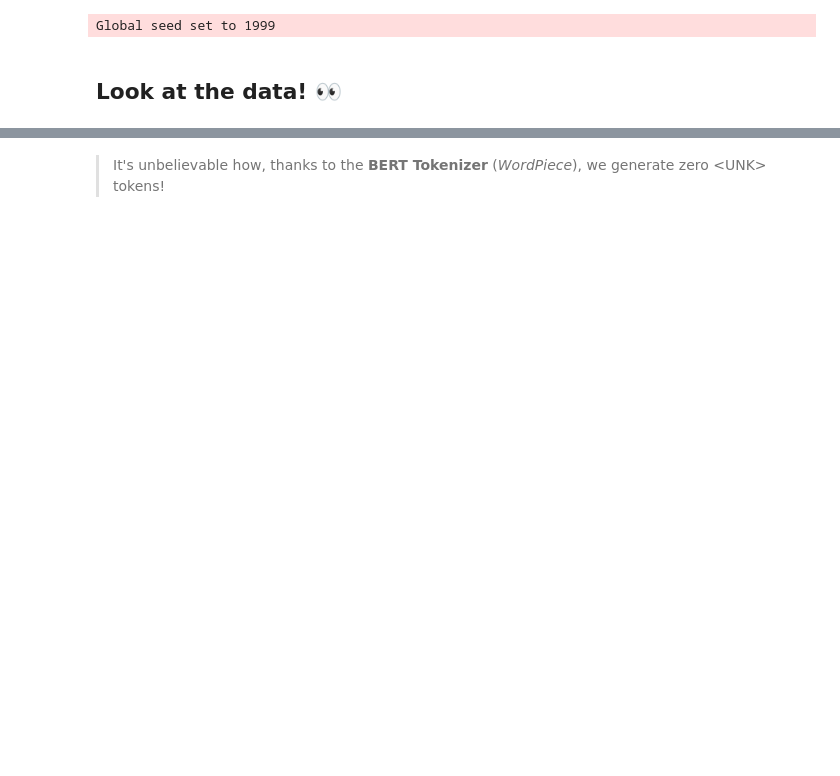
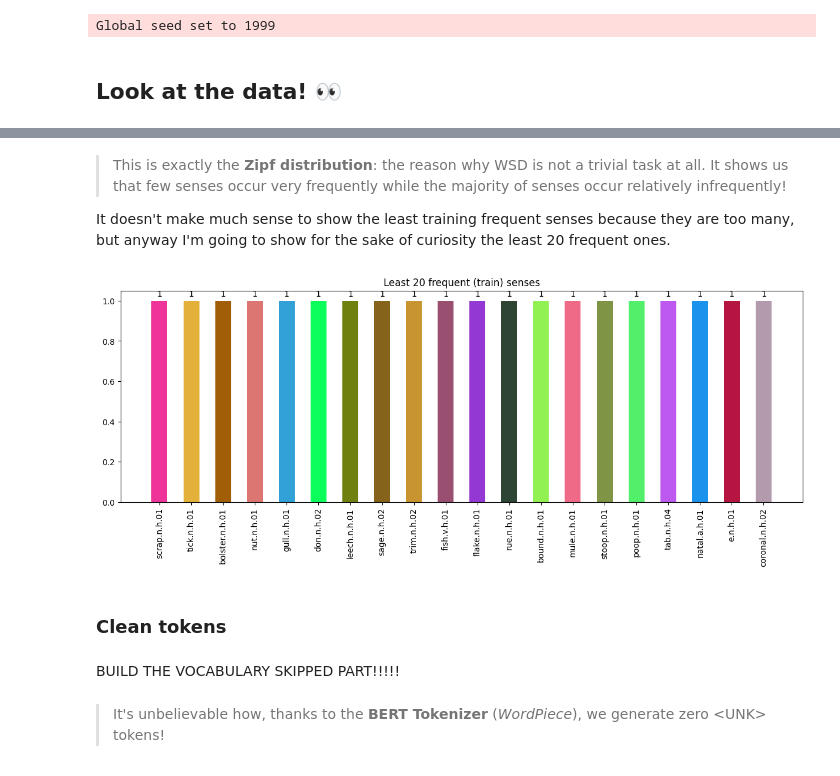
Before and after one commit to lavallone/NLP, a Jupyter notebook: HW_02/hw2/stud/WSD.ipynb, the cells around one changed output, grey strips where cells are left out. Saved outputs shown, nothing was run; the diff lists cells and outputs as text; code cells hidden in the pictures; blank space fills up the shorter version.

```diff
--- a/HW_02/hw2/stud/WSD.ipynb
+++ b/HW_02/hw2/stud/WSD.ipynb
@@ -136,3 +274,17 @@ json.dump(id2sense, open(hparams["prefix_path"]+"model/files/"+hparams["coarse_o
+# %% [markdown]
+> This is exactly the **Zipf distribution**: the reason why WSD is not a trivial task at all. It shows us that few senses occur very frequently while the majority of senses occur relatively infrequently!
+
+It doesn't make much sense to show the least training frequent senses because they are too many, but anyway I'm going to show for the sake of curiosity the least 20 frequent ones.
+# %%
+least_common_senses = c.most_common(len(c))[-20:]
+columns = [e[0] for e in least_common_senses]
+data = [[e[1] for e in least_common_senses]]
+title = "Least 20 frequent (train) senses"
+one_group_bar(columns, data, title)
+# %% [output]
+[figure, added]
+# %% [markdown]
+### Clean tokens
 # %%
 # sentence length histogram
 from src.utils import read_dataset
@@ -160,6 +312,8 @@ plot_histogram(sent_lengths_list)
 print(" ______________________________________________________________________________")
 print(f"|After the filtering we've lost only the {round((filtered_sentences/tot_sentences)*100,2)}% of  original training sentences!|")
 print(" ______________________________________________________________________________")
+# %% [markdown]
+BUILD THE VOCABULARY SKIPPED PART!!!!!
 # %%
 # let's see how we are dealing with <UNK> token and how to use or if it is needed a clean_token() function!
 data = WSD_DataModule(hparams)
```
Also changed, not shown: parts of 30 cells of this notebook, 4 other files.
